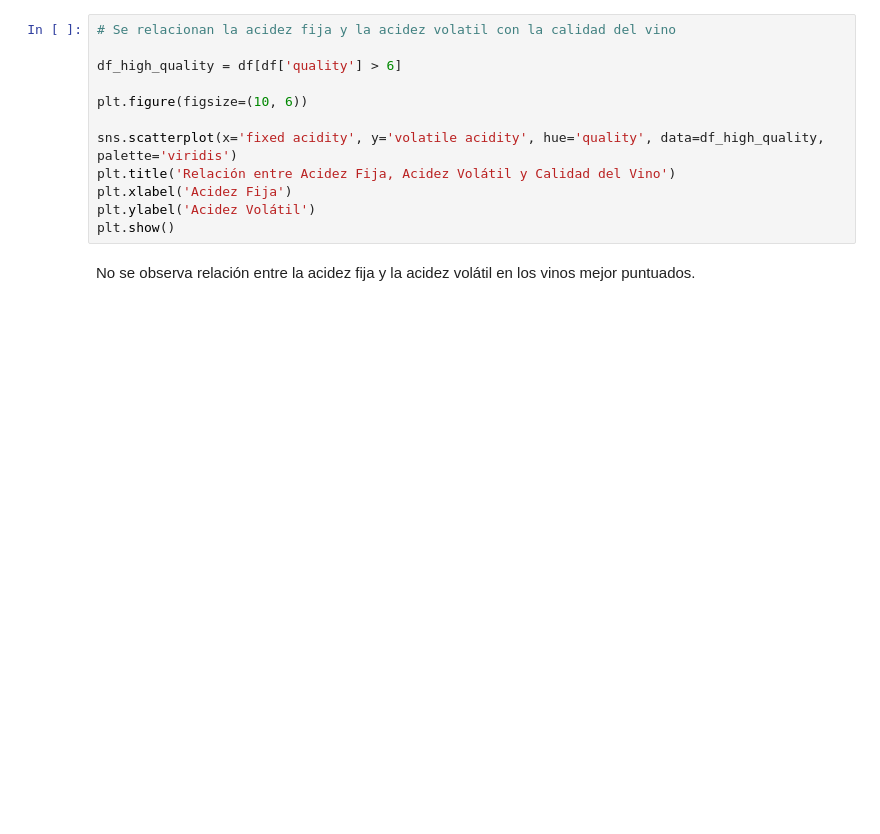
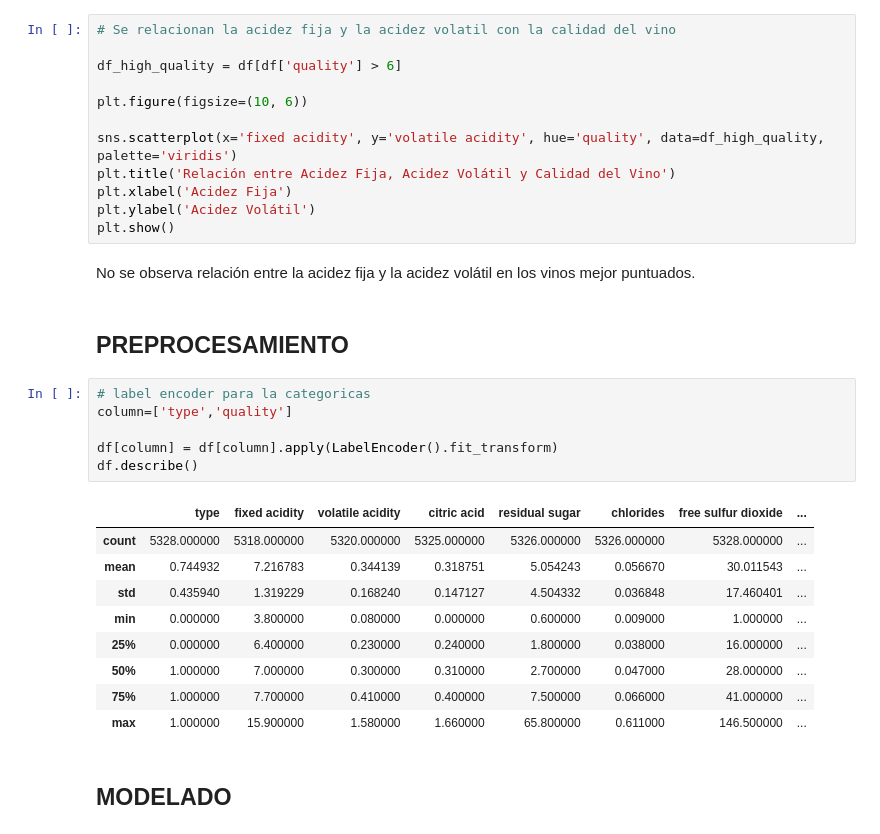
Before and after one commit to eugeinga/CODER-DataScienceI, a Jupyter notebook: ProyectoDS_ParteII_INGARAMO.ipynb, the cells around one changed output. Cells and saved outputs as stored; diff of their text form; blank space fills up the shorter version.

```diff
--- a/ProyectoDS_ParteII_INGARAMO.ipynb
+++ b/ProyectoDS_ParteII_INGARAMO.ipynb
@@ -511,3 +512,23 @@ plt.ylabel('Acidez Volátil')
 plt.show()
 # %% [markdown]
 No se observa relación entre la acidez fija y la acidez volátil en los vinos mejor puntuados.
+# %% [markdown]
+## **PREPROCESAMIENTO**
+# %%
+# label encoder para la categoricas
+column=['type','quality']
+
+df[column] = df[column].apply(LabelEncoder().fit_transform)
+df.describe()
+# %% [output]
+|  | type | fixed acidity | volatile acidity | citric acid | residual sugar | chlorides | free sulfur dioxide | ... |
+| count | 5328.000000 | 5318.000000 | 5320.000000 | 5325.000000 | 5326.000000 | 5326.000000 | 5328.000000 | ... |
+| mean | 0.744932 | 7.216783 | 0.344139 | 0.318751 | 5.054243 | 0.056670 | 30.011543 | ... |
+| std | 0.435940 | 1.319229 | 0.168240 | 0.147127 | 4.504332 | 0.036848 | 17.460401 | ... |
+| min | 0.000000 | 3.800000 | 0.080000 | 0.000000 | 0.600000 | 0.009000 | 1.000000 | ... |
+| 25% | 0.000000 | 6.400000 | 0.230000 | 0.240000 | 1.800000 | 0.038000 | 16.000000 | ... |
+| 50% | 1.000000 | 7.000000 | 0.300000 | 0.310000 | 2.700000 | 0.047000 | 28.000000 | ... |
+| 75% | 1.000000 | 7.700000 | 0.410000 | 0.400000 | 7.500000 | 0.066000 | 41.000000 | ... |
+| max | 1.000000 | 15.900000 | 1.580000 | 1.660000 | 65.800000 | 0.611000 | 146.500000 | ... |
+# %% [markdown]
+## **MODELADO**
```
Also changed, not shown: parts of 22 cells of this notebook.
